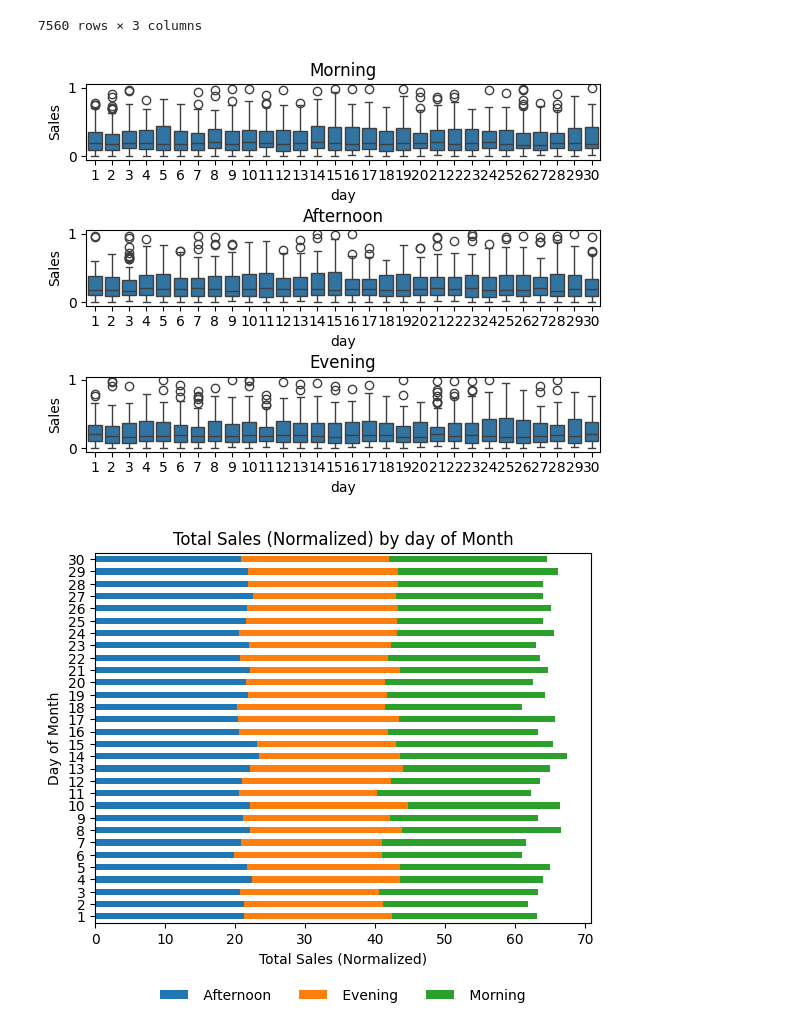
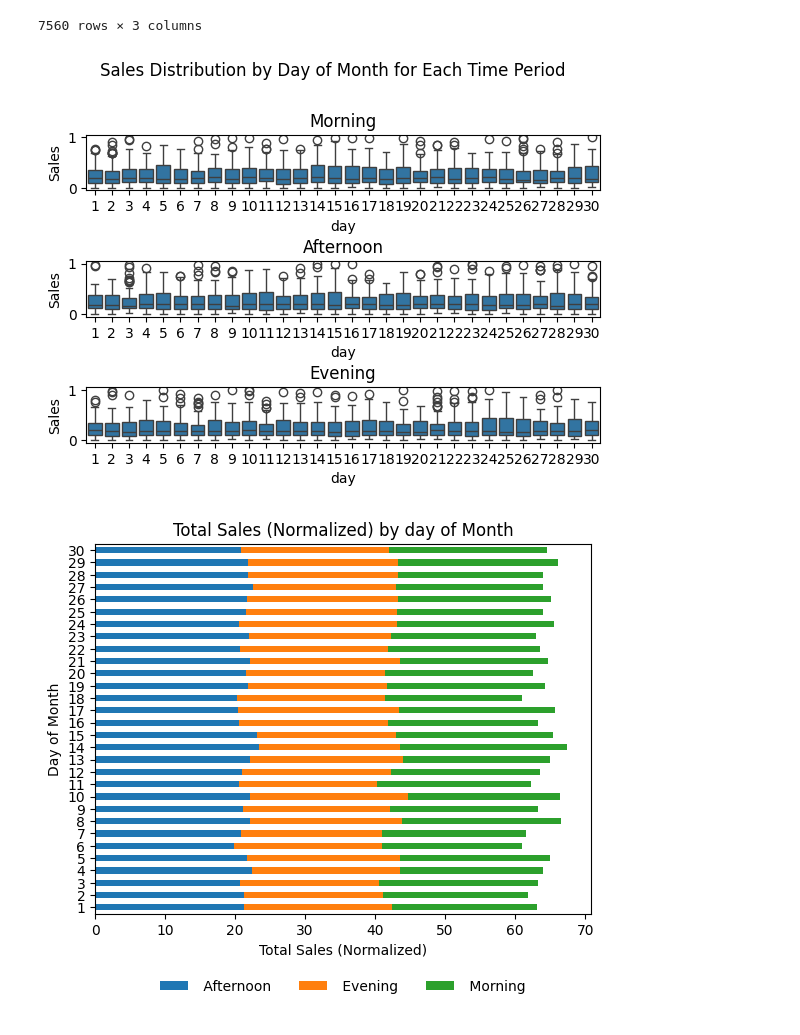
Before and after one commit to candy-hkuk/PGC-AIML, a Jupyter notebook: Course2/SalesAnalysis_CH.ipynb, the cells around one changed output. Cells and saved outputs as stored; diff of their text form; code cells hidden in the pictures.

```diff
--- a/Course2/SalesAnalysis_CH.ipynb
+++ b/Course2/SalesAnalysis_CH.ipynb
@@ -192,26 +193,31 @@ daySalesRaw
 # %%
 # plot distribution by day
 
 def plotDayTime(time, ax):
     plot = sns.boxplot(
         daySalesRaw[daySalesRaw['Time'].str.contains(time)],
         x='day',
         y='Sales',
         ax=ax
     )
     ax.title.set_text(time)
     return plot
 
 
 fig, ax = plt.subplots(3,1)
+fig.suptitle(
+    "Sales Distribution by Day of Month for Each Time Period",
+    size="large",
+    y=0.93
+)
 fig.tight_layout(pad=3.0)
 morning = plotDayTime('Morning', ax[0])
 afternoon = plotDayTime('Afternoon', ax[1])
 evening = plotDayTime('Evening', ax[2])
 
 fig.show()
 # %% [output]
-[figure, old version]
+[figure, new version]
 # %%
 # Pre-Process data
 daySales = daySalesRaw \
```
Also changed, not shown: parts of 18 cells of this notebook.
